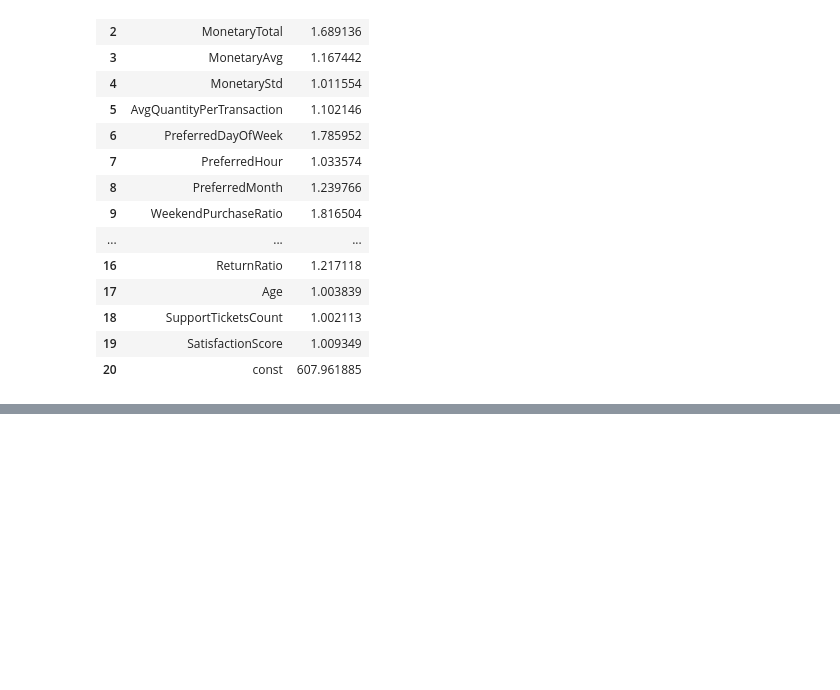
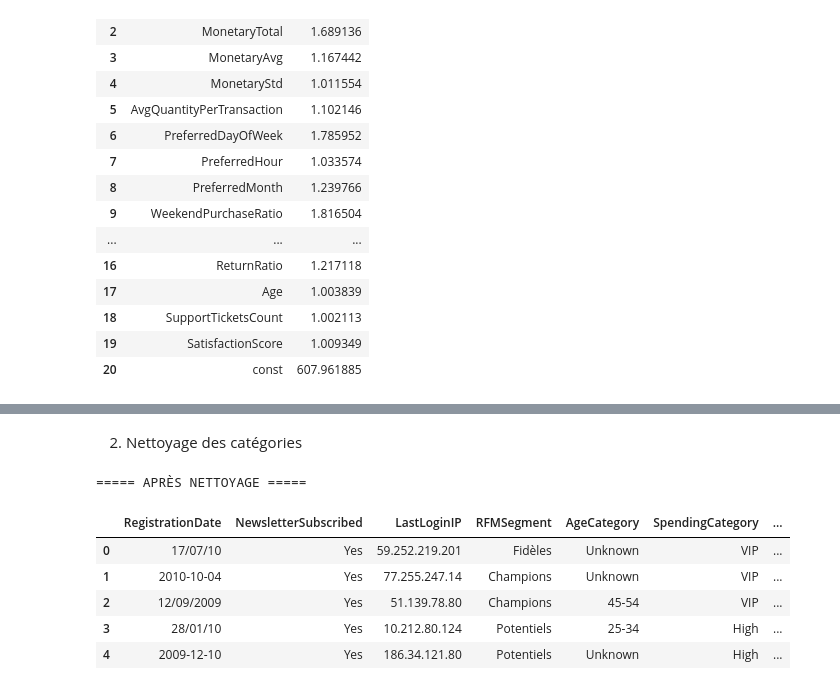
Before and after one commit to MedAyoubBenAyed/projet_ml_retail, a Jupyter notebook: notebooks/01_data_exploration.ipynb, the cells around one changed output, grey strips where cells are left out. Cells and saved outputs as stored; diff of their text form; code cells hidden in the pictures; blank space fills up the shorter version.

```diff
--- a/notebooks/01_data_exploration.ipynb
+++ b/notebooks/01_data_exploration.ipynb
@@ -446,0 +451,9 @@ display(vif_data)
+# %%
+cat_cols = df.select_dtypes(include=["object", "string"]).columns.tolist()
+
+print("\n===== COLONNES CATÉGORIELLES =====")
+print(cat_cols)
+print("Nombre:", len(cat_cols))
+
+print("\n===== CARDINALITÉ =====")
+display(df[cat_cols].nunique().sort_values(ascending=False))
@@ -446,0 +485,30 @@ display(vif_data)
+# %% [markdown]
+2) Nettoyage des catégories
+# %%
+def clean_cat_series(s: pd.Series) -> pd.Series:
+    s = s.astype("string").str.strip()
+    s = s.replace({
+        "": pd.NA,
+        "nan": pd.NA,
+        "NaN": pd.NA,
+        "None": pd.NA,
+        "UNKNOWN": "Unknown",
+        "unknown": "Unknown",
+        "Inconnu": "Unknown",
+        "INCONNU": "Unknown",
+    })
+    return s
+
+for c in cat_cols:
+    df[c] = clean_cat_series(df[c])
+
+print("\n===== APRÈS NETTOYAGE =====")
+display(df[cat_cols].head())
+# %% [output]
+===== APRÈS NETTOYAGE =====
+|  | RegistrationDate | NewsletterSubscribed | LastLoginIP | RFMSegment | AgeCategory | SpendingCategory | ... |
+| 0 | 17/07/10 | Yes | 59.252.219.201 | Fidèles | Unknown | VIP | ... |
+| 1 | 2010-10-04 | Yes | 77.255.247.14 | Champions | Unknown | VIP | ... |
+| 2 | 12/09/2009 | Yes | 51.139.78.80 | Champions | 45-54 | VIP | ... |
+| 3 | 28/01/10 | Yes | 10.212.80.124 | Potentiels | 25-34 | High | ... |
+| 4 | 2009-12-10 | Yes | 186.34.121.80 | Potentiels | Unknown | High | ... |
```
Also changed, not shown: parts of 13 cells of this notebook, 12 other files.
